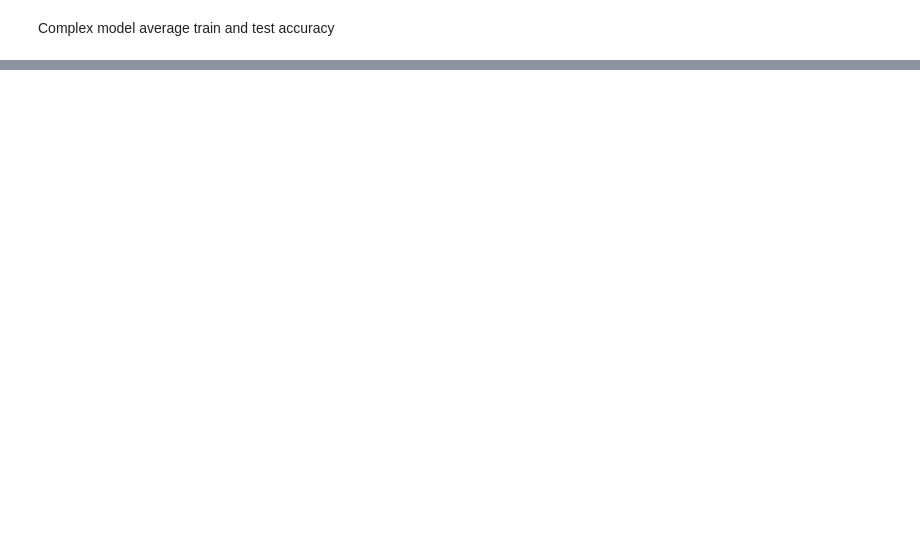
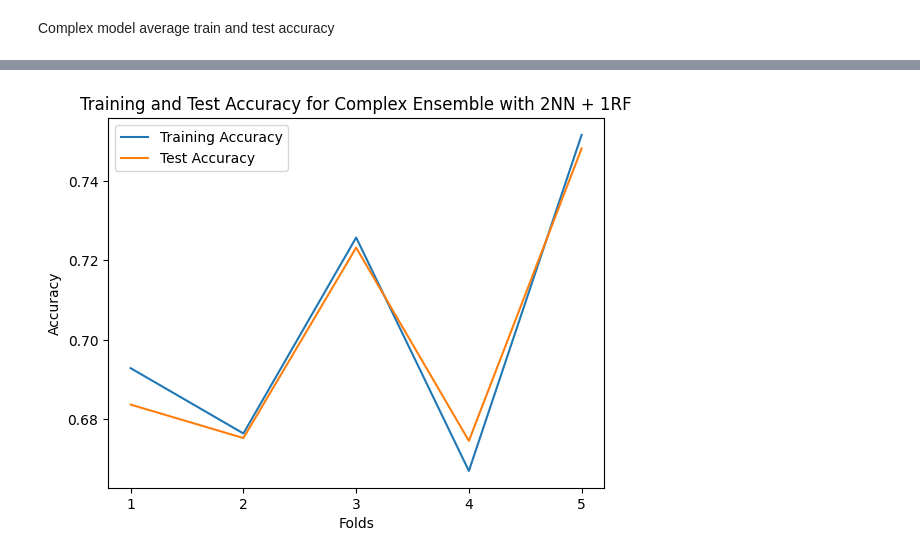
Before and after one commit to WeichenZhang89/ecs-171-ecs, a Jupyter notebook: Data Preprocessing & ML model.ipynb, the cells around one changed output, grey strips where cells are left out. Drawn from its saved outputs; the diff is of its cells as text; code cells hidden in the pictures; blank space fills up the shorter version.

Commit message:
Added avg train and test acc for simple&medium ensemble after cross-validation. Added plots

```diff
--- a/Data Preprocessing & ML model.ipynb
+++ b/Data Preprocessing & ML model.ipynb
@@ -582,16 +579,26 @@ def complex_ensemble_accuracy(nn1_models, nn2_models, rf_models):
         test_acc = accuracy_score(yTest.argmax(axis=1), ensemble_test_labels)
         test_accuracies.append(test_acc)
 
-    #Avearage of train and test accuracies
-    avg_train_acc = np.mean(train_accuracies)
-    avg_test_acc = np.mean(test_accuracies)
-
-    return avg_train_acc, avg_test_acc
+    return train_accuracies, test_accuracies
 
 # Compute average train and test accuracies for the complex ensemble
-complex_ensemble_train_avg_acc, complex_ensemble_test_avg_acc = complex_ensemble_accuracy(nn1_models, nn2_models, rf_models)
+complex_ensemble_train_acc, complex_ensemble_test_acc = complex_ensemble_accuracy(nn1_models, nn2_models, rf_models)
+
+#Avearage of train and test accuracies
+avg_train_acc = np.mean(complex_ensemble_train_acc)
+avg_test_acc = np.mean(complex_ensemble_test_acc)
 
 print("Complex Ensemble Model:")
-print(f"Training Accuracy: {complex_ensemble_test_avg_acc:.4f}")
-print(f"Testing Accuracy: {complex_ensemble_train_avg_acc:.4f}")
+print(f"Training Accuracy: {avg_train_acc:.4f}")
+print(f"Testing Accuracy: {avg_test_acc:.4f}")
+
+#Plot train against test acc across the folds
+plt.plot(complex_ensemble_train_acc, label='Training Accuracy')
+plt.plot(complex_ensemble_test_acc, label='Test Accuracy')
+plt.title('Training and Test Accuracy for Complex Ensemble with 2NN + 1RF')
+plt.xlabel('Folds')
+plt.xticks(list(range(5)), [f"{i+1}" for i in range(5)])
+plt.ylabel('Accuracy')
+plt.legend()
+plt.show()
 # %% [output]
@@ -615,0 +622 @@ Testing Accuracy: 0.7128
+[figure, added]
```
Also changed, not shown: parts of 13 cells of this notebook.
